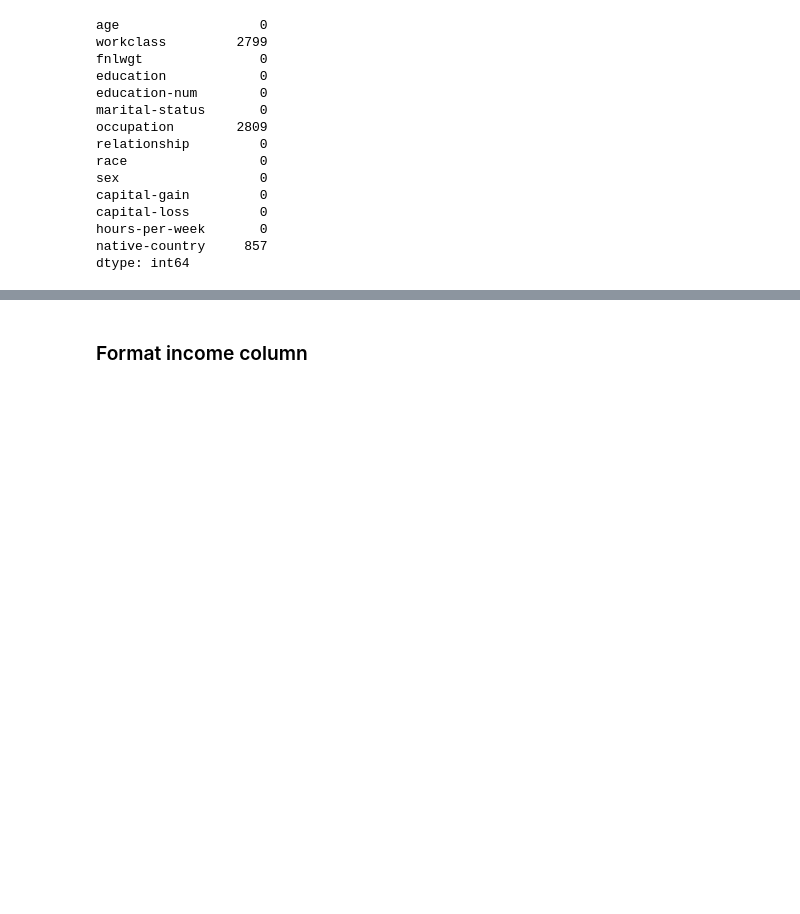
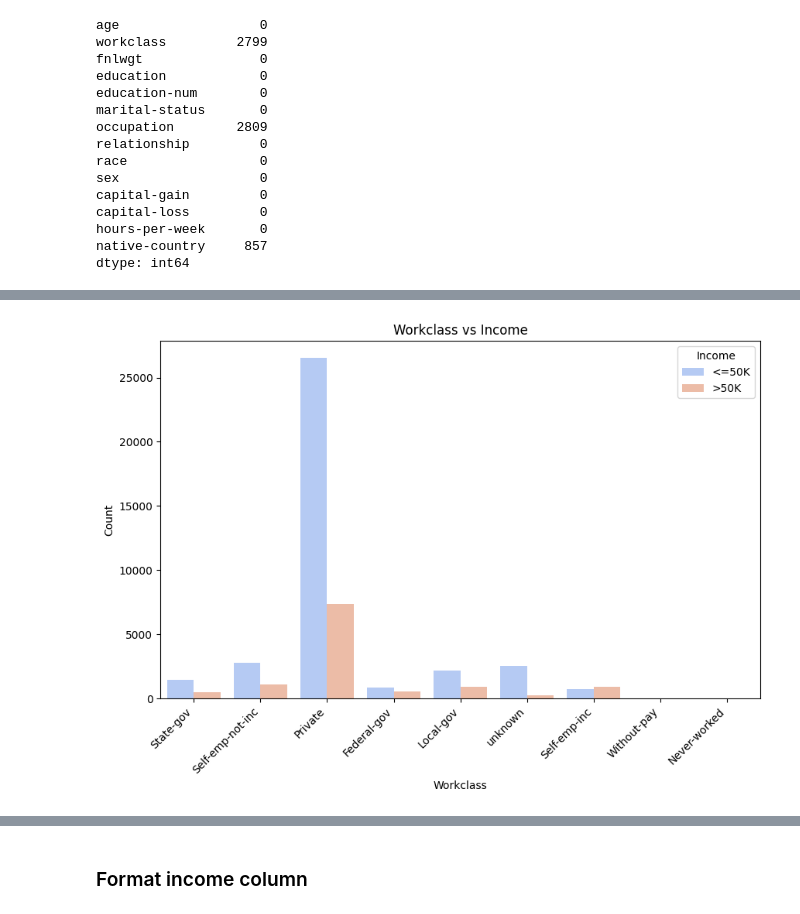
Before and after one commit to ThiseniSenethma/Prediction-of-income-per-year-based-on-Census-Data-with-Na-ve-Bayes-and-Random-Forest-Classification, a Jupyter notebook: ML_cw.ipynb, the cells around one changed output, grey strips where cells are left out. Saved outputs shown, nothing was run; the diff lists cells and outputs as text; code cells hidden in the pictures; blank space fills up the shorter version.

Commit message:
Data preprocessing

```diff
--- a/ML_cw.ipynb
+++ b/ML_cw.ipynb
@@ -269,0 +359,15 @@ print(X['native-country'].isnull().sum())  # Check for null values in the 'occup
+# %%
+# Merge 'workclass' from X with 'income' from y
+merged_data = pd.concat([X['workclass'], y], axis=1)
+
+# Plot Workclass vs Income
+plt.figure(figsize=(10, 6))
+g = sns.countplot(x="workclass", hue="income", data=merged_data, palette="coolwarm")
+g.set_xticklabels(g.get_xticklabels(), rotation=45, ha="right")
+g.set_xlabel("Workclass")
+g.set_ylabel("Count")
+plt.title("Workclass vs Income")
+plt.legend(title="Income")
+plt.show()
+# %% [output]
+[figure, added]
```
Also changed, not shown: parts of 27 cells of this notebook.
